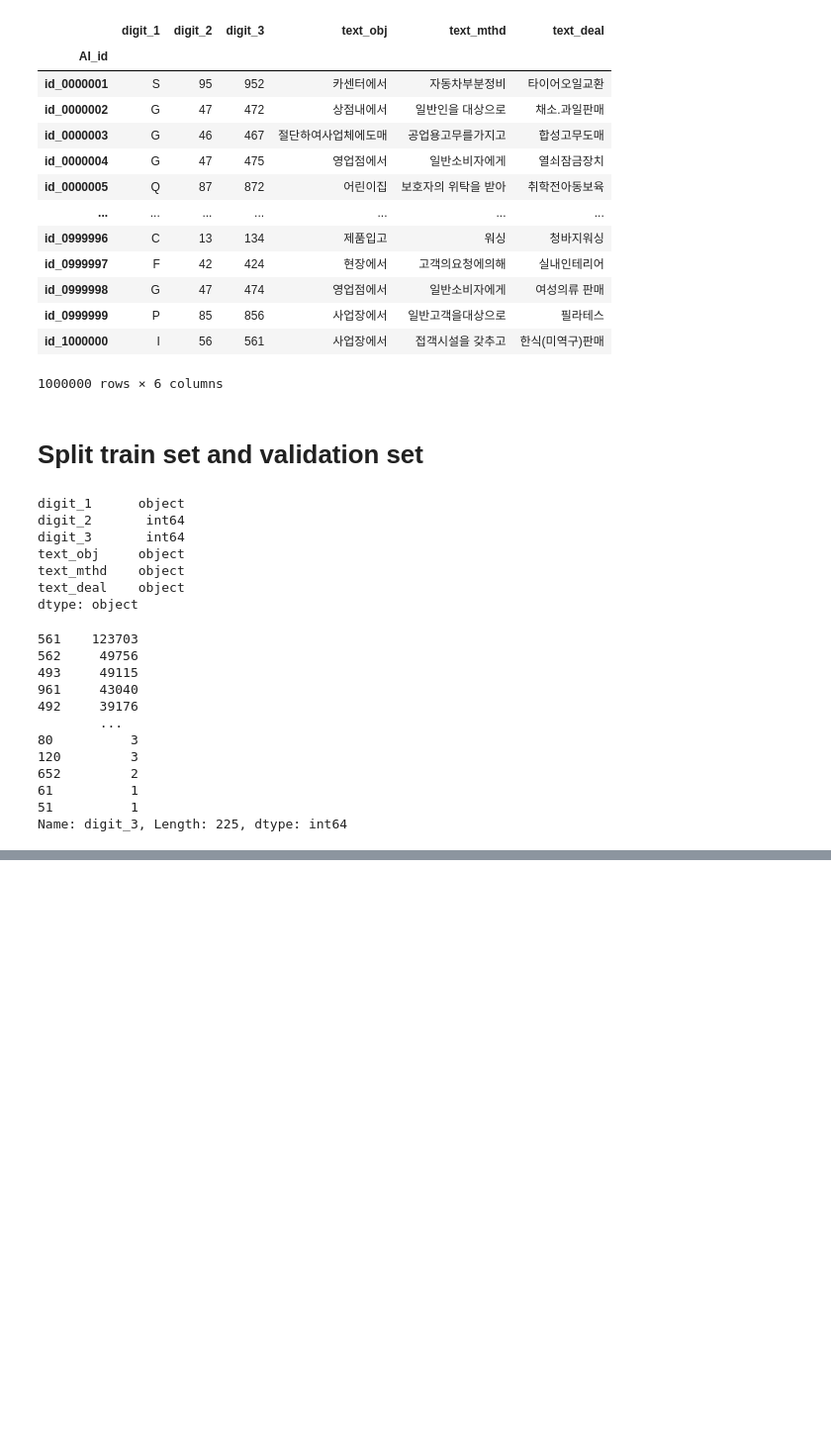
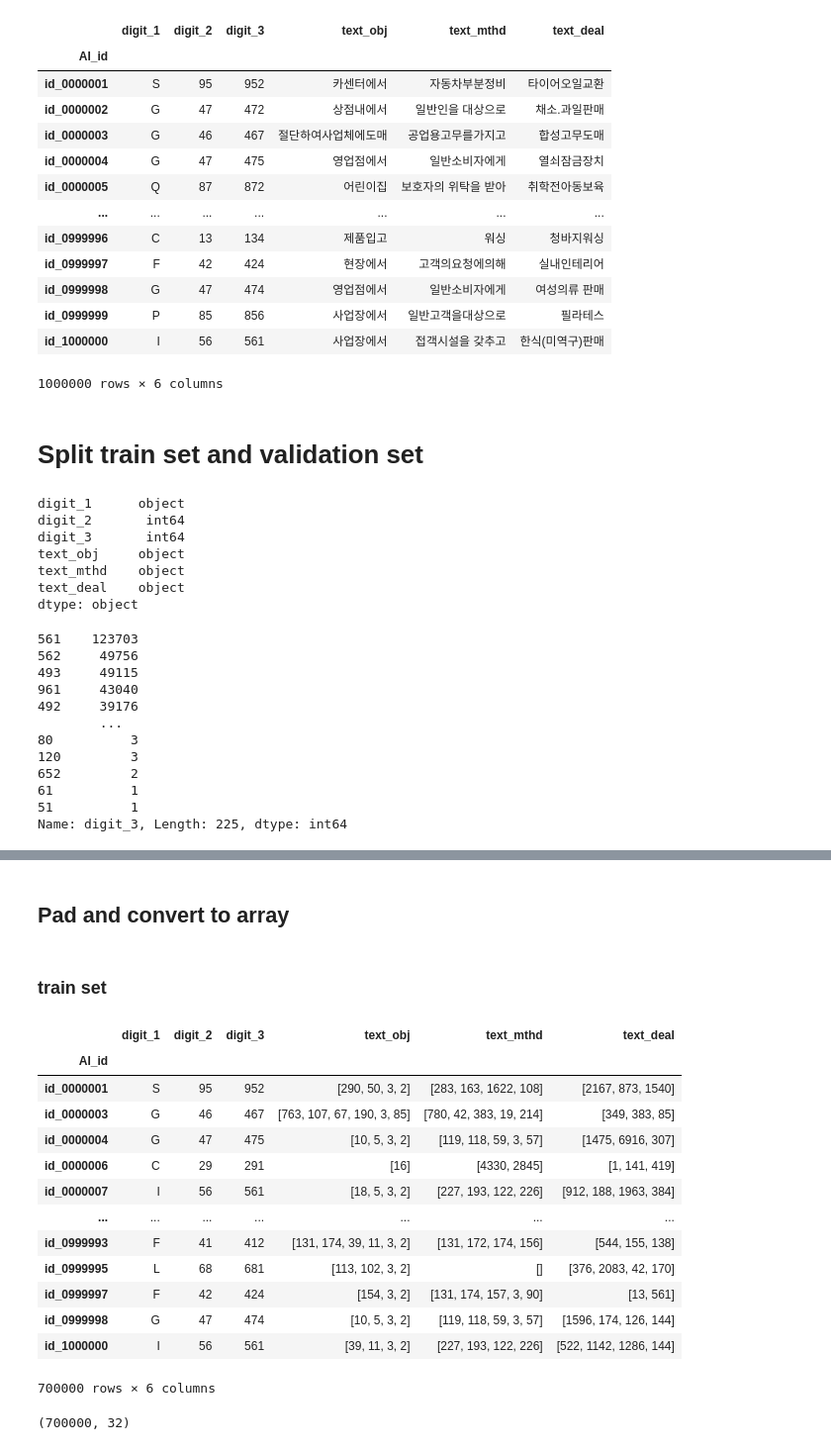
Before and after one commit to bwade9090/IndustrialClassification, a Jupyter notebook: Preprocessing.ipynb, the cells around one changed output, grey strips where cells are left out. Shown at 99% size. Drawn from its saved outputs; the diff is of its cells as text; code cells hidden in the pictures; blank space fills up the shorter version.

```diff
--- a/Preprocessing.ipynb
+++ b/Preprocessing.ipynb
@@ -93,0 +197,2 @@ df_test.to_csv('data/validationset.csv')
+# %%
+df_encoded_test['text_deal'] = df_encoded_test.text_deal.apply(tokenizer.tokenize_and_encode)
@@ -93,0 +201,3 @@ df_test.to_csv('data/validationset.csv')
+# %%
+with open('data/encoded_testset.pkl', 'wb') as f:
+  pickle.dump(df_encoded_test, f)
@@ -93,0 +371,2 @@ df_test.to_csv('data/validationset.csv')
+# %% [markdown]
+## Pad and convert to array
@@ -93,0 +383,22 @@ df_test.to_csv('data/validationset.csv')
+# %% [markdown]
+### train set
+# %%
+with open('data/encoded_trainset.pkl', 'rb') as f:
+  df_padded_train = pickle.load(f)
+# %%
+df_padded_train
+# %% [output]
+|  | digit_1 | digit_2 | digit_3 | text_obj | text_mthd | text_deal |
+| AI_id |  |  |  |  |  |  |
+| id_0000001 | S | 95 | 952 | [290, 50, 3, 2] | [283, 163, 1622, 108] | [2167, 873, 1540] |
+| id_0000003 | G | 46 | 467 | [763, 107, 67, 190, 3, 85] | [780, 42, 383, 19, 214] | [349, 383, 85] |
+| id_0000004 | G | 47 | 475 | [10, 5, 3, 2] | [119, 118, 59, 3, 57] | [1475, 6916, 307] |
+| id_0000006 | C | 29 | 291 | [16] | [4330, 2845] | [1, 141, 419] |
+| id_0000007 | I | 56 | 561 | [18, 5, 3, 2] | [227, 193, 122, 226] | [912, 188, 1963, 384] |
+| ... | ... | ... | ... | ... | ... | ... |
+| id_0999993 | F | 41 | 412 | [131, 174, 39, 11, 3, 2] | [131, 172, 174, 156] | [544, 155, 138] |
+| id_0999995 | L | 68 | 681 | [113, 102, 3, 2] | [] | [376, 2083, 42, 170] |
+| id_0999997 | F | 42 | 424 | [154, 3, 2] | [131, 174, 157, 3, 90] | [13, 561] |
+| id_0999998 | G | 47 | 474 | [10, 5, 3, 2] | [119, 118, 59, 3, 57] | [1596, 174, 126, 144] |
+| id_1000000 | I | 56 | 561 | [39, 11, 3, 2] | [227, 193, 122, 226] | [522, 1142, 1286, 144] |
+700000 rows × 6 columns
@@ -93,0 +413,4 @@ df_test.to_csv('data/validationset.csv')
+# %%
+padded_train_array.shape
+# %% [output]
+(700000, 32)
```
Also changed, not shown: parts of 62 cells of this notebook, 6 other files.
